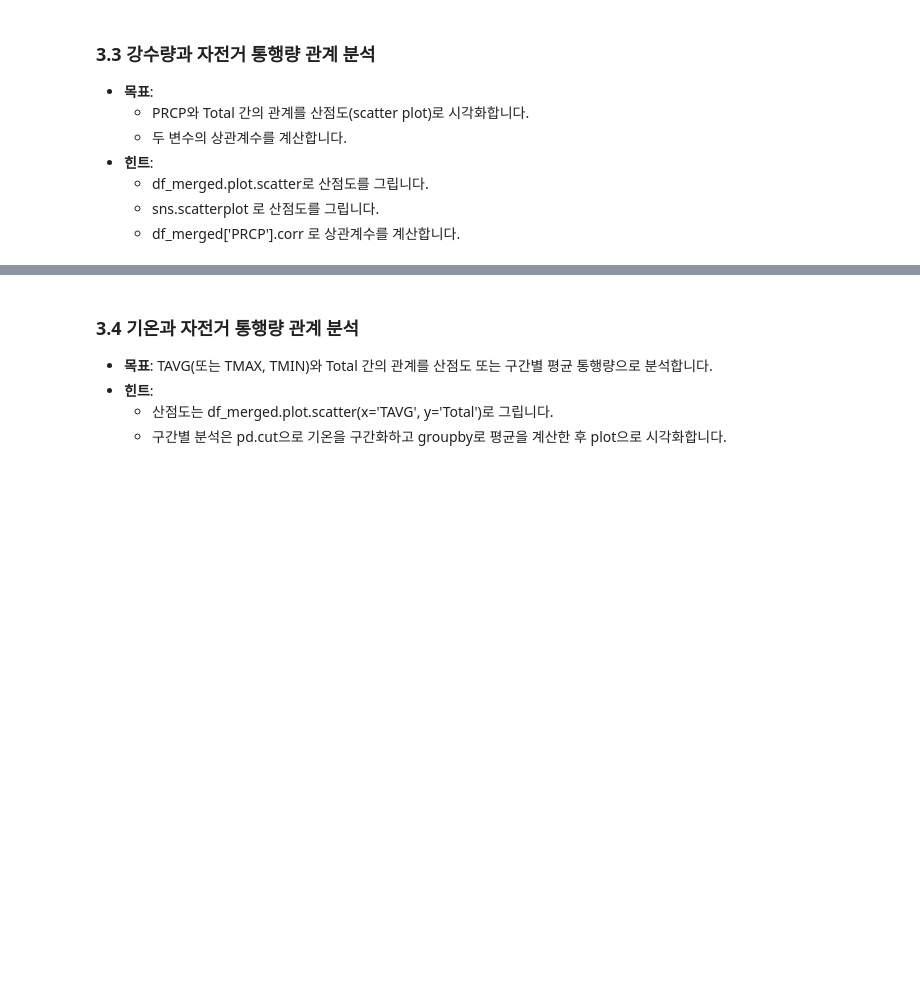
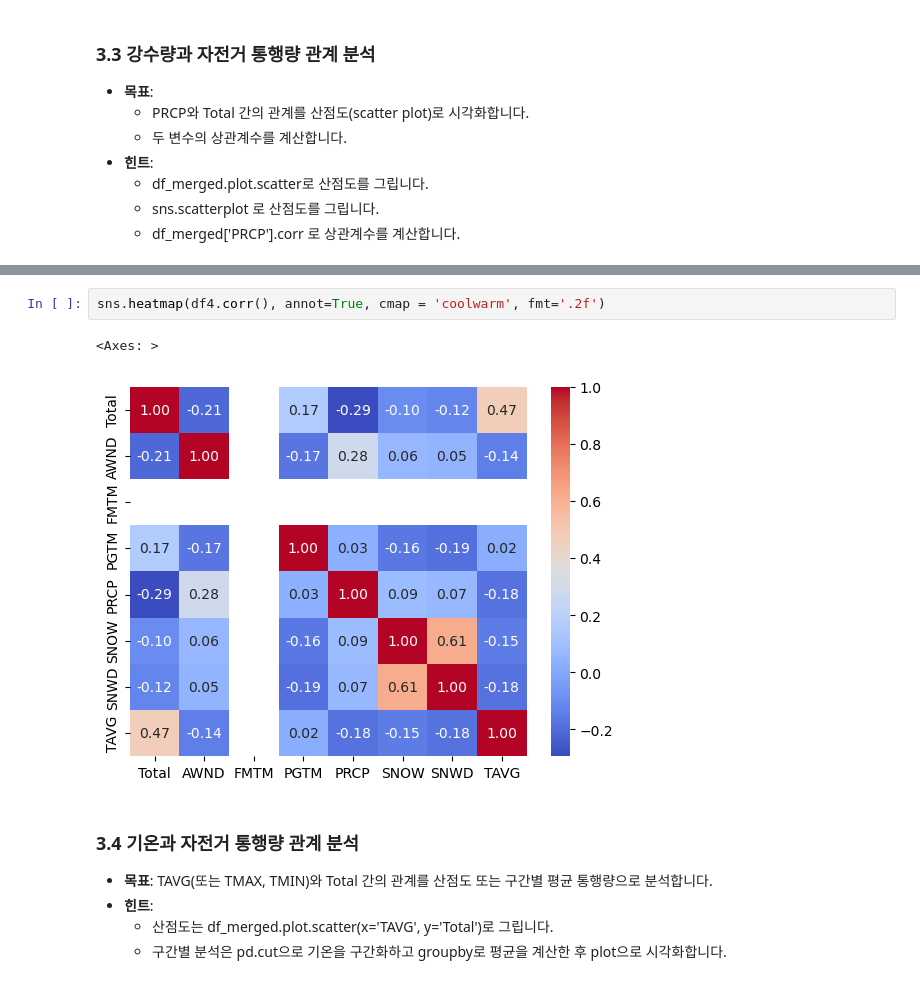
Before and after one commit to heeaayoon/pythonData, a Jupyter notebook: P_kim/3-3. 판다스실습과제_Fremont_Bridge_pandas.ipynb, the cells around one changed output, grey strips where cells are left out. Saved outputs shown, nothing was run; the diff lists cells and outputs as text; blank space fills up the shorter version.

```diff
--- a/P_kim/3-3. 판다스실습과제_Fremont_Bridge_pandas.ipynb
+++ b/P_kim/3-3. 판다스실습과제_Fremont_Bridge_pandas.ipynb
@@ -341,3 +444,8 @@ memory usage: 827.8+ KB
+# %%
+sns.heatmap(df4.corr(), annot=True, cmap = 'coolwarm', fmt='.2f')
+# %% [output]
+<Axes: >
+[figure, added]
 # %% [markdown]
 ### 3.4 기온과 자전거 통행량 관계 분석
 
```
Also changed, not shown: parts of 9 cells of this notebook, 4 other files.
